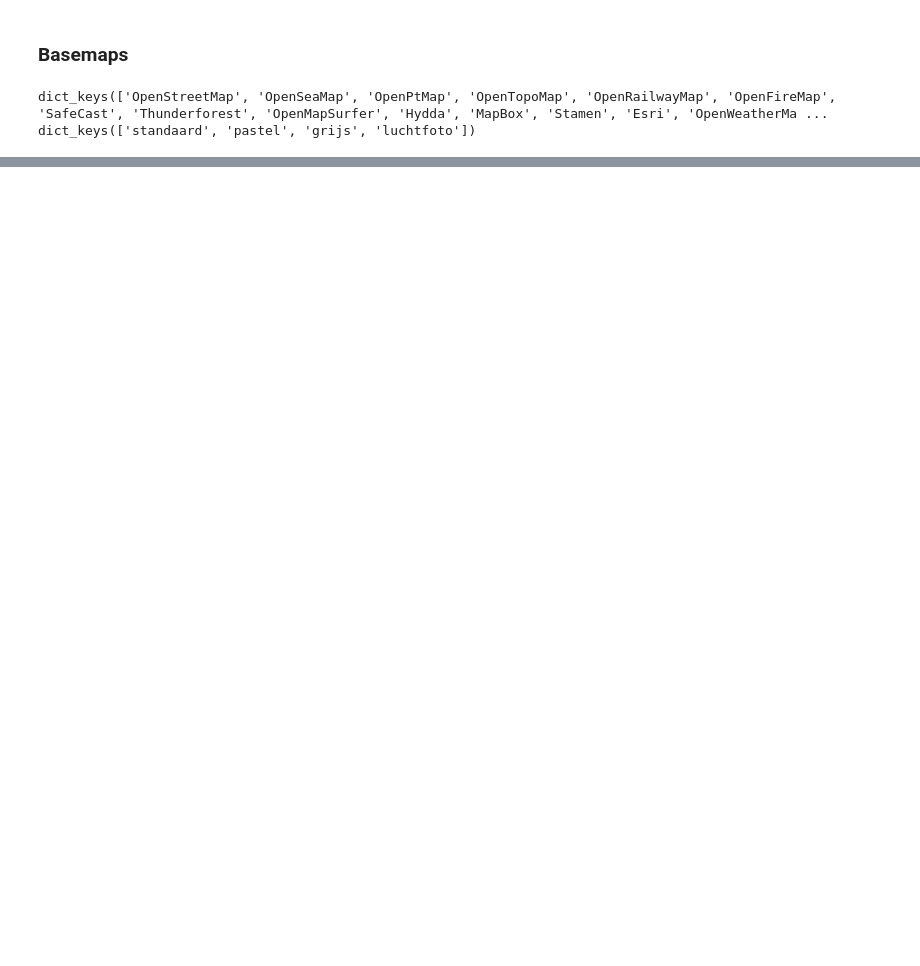
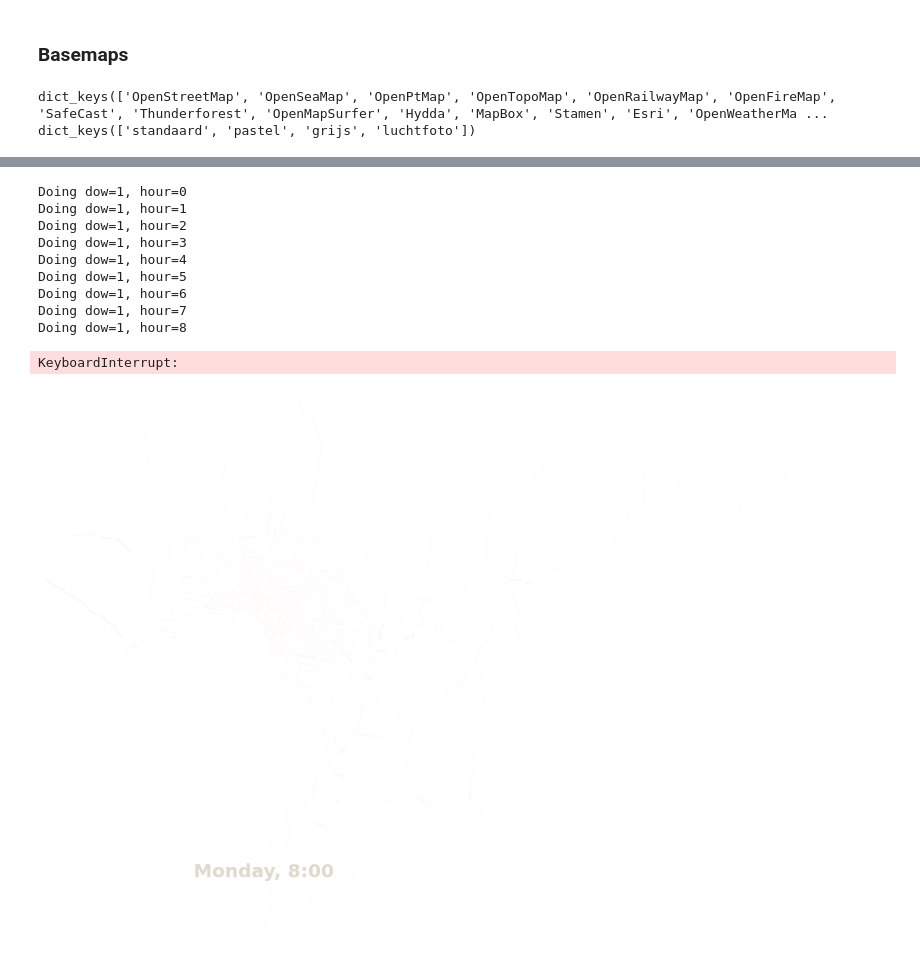
Before and after one commit to jankomag/melbourne-road-traffic, a Jupyter notebook: Melbourne-Traffic.ipynb, the cells around one changed output, grey strips where cells are left out. Saved outputs shown, nothing was run; the diff lists cells and outputs as text; code cells hidden in the pictures; blank space fills up the shorter version.

```diff
--- a/Melbourne-Traffic.ipynb
+++ b/Melbourne-Traffic.ipynb
@@ -218,0 +148,20 @@ KeyboardInterrupt:
+# %%
+#different colour palette
+days_ow = {1:'Monday', 2: 'Tuesday', 3:'Wednesday', 4:'Thursday', 5:'Friday', 6:'Saturday', 7:'Sunday'}
+print(days_ow[5])
+
+for dow, day_gdf in df.groupby("DOW"):
+    today = days_ow[dow]
+    for hour, day_hour_gdf in day_gdf.groupby("Hour"):
+        #fig, ax = plt.subplots(1)
+        fig, ax = plt.subplots(1, figsize=(19.2, 10.8))
+        ax.margins(0)
+        print(f"Doing dow={dow}, hour={hour}")
+        sdf.plot(ax=ax, linewidth=0.2, color = "#fcdab7", zorder=2)
+        day_hour_gdf.plot(ax=ax, linewidth=day_hour_gdf['Normalised Value'], color = "#fcdab7", zorder=3)
+        basemap.plot(ax=ax, color="#133b5c", zorder = 1)
+        plt.annotate("{}, {}:00".format(today, hour), xy=(0.2, 0.12), xycoords='axes fraction', c="#e0d8cc", fontfamily="sans-serif", fontsize=20, weight = 'semibold')
+        ax.margins(-0.03,-0.03)
+        plt.axis('off')
+        plt.savefig("col_day{}_hour{}.png".format(dow, hour), dpi = 300, facecolor='#1d2d50', bbox_inches='tight')
+        plt.close()
@@ -228,0 +276,27 @@ plot
+# %%
+#Test plot
+for dow, day_gdf in old_df.groupby("DOW"):
+    today = days_ow[dow]
+    for hour, day_hour_gdf in day_gdf.groupby("Hour"):
+        #fig, ax = plt.subplots(1)
+        fig, ax = plt.subplots(1, figsize=(19.2, 10.8))
+        ax.margins(0)
+        print(f"Doing dow={dow}, hour={hour}")
+        sdf.plot(ax=ax, linewidth=0.2, color = "#FBF8F3")
+        day_hour_gdf.plot(ax=ax, linewidth=day_hour_gdf['Normalised Value'], color = "#FBF8F3")
+        plt.annotate("{}, {}:00".format(today, hour), xy=(0.2, 0.12), xycoords='axes fraction', c="#e0d8cc", fontfamily="sans-serif", fontsize=20, weight = 'semibold')
+        plt.axis('off')
+        plt.savefig("day{}_hour{}.png".format(dow, hour), dpi = 300, facecolor='#44423f', bbox_inches='tight')
+        plt.close()
+# %% [output]
+Doing dow=1, hour=0
+Doing dow=1, hour=1
+Doing dow=1, hour=2
+Doing dow=1, hour=3
+Doing dow=1, hour=4
+Doing dow=1, hour=5
+Doing dow=1, hour=6
+Doing dow=1, hour=7
+Doing dow=1, hour=8
+KeyboardInterrupt:
+[figure, added]
```
Also changed, not shown: parts of 16 cells of this notebook, 6 other files.
